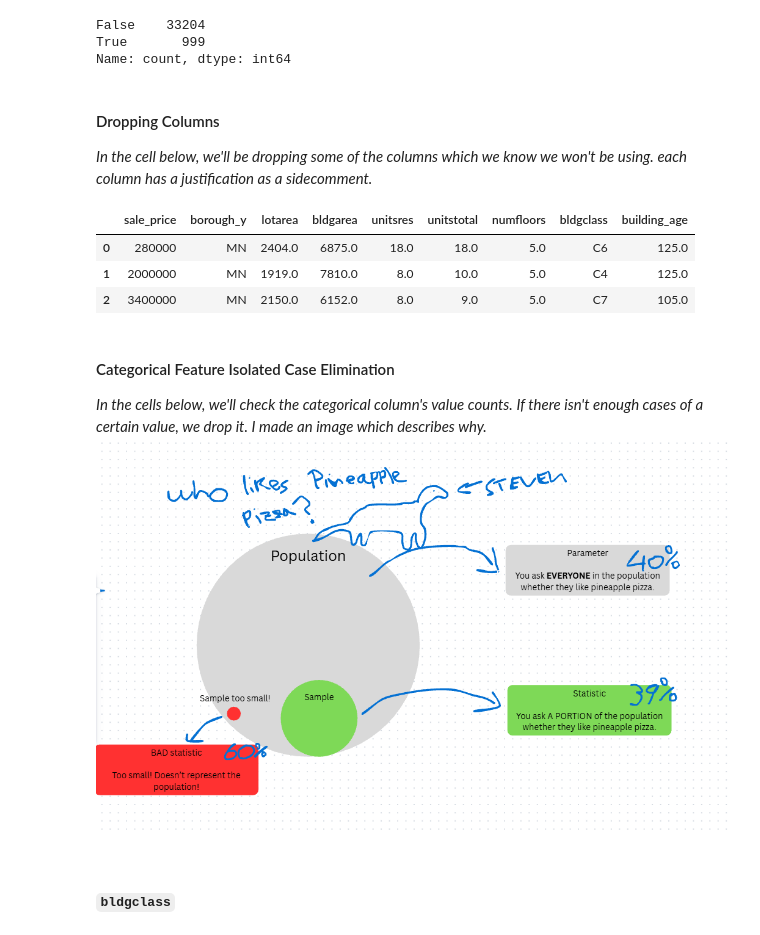
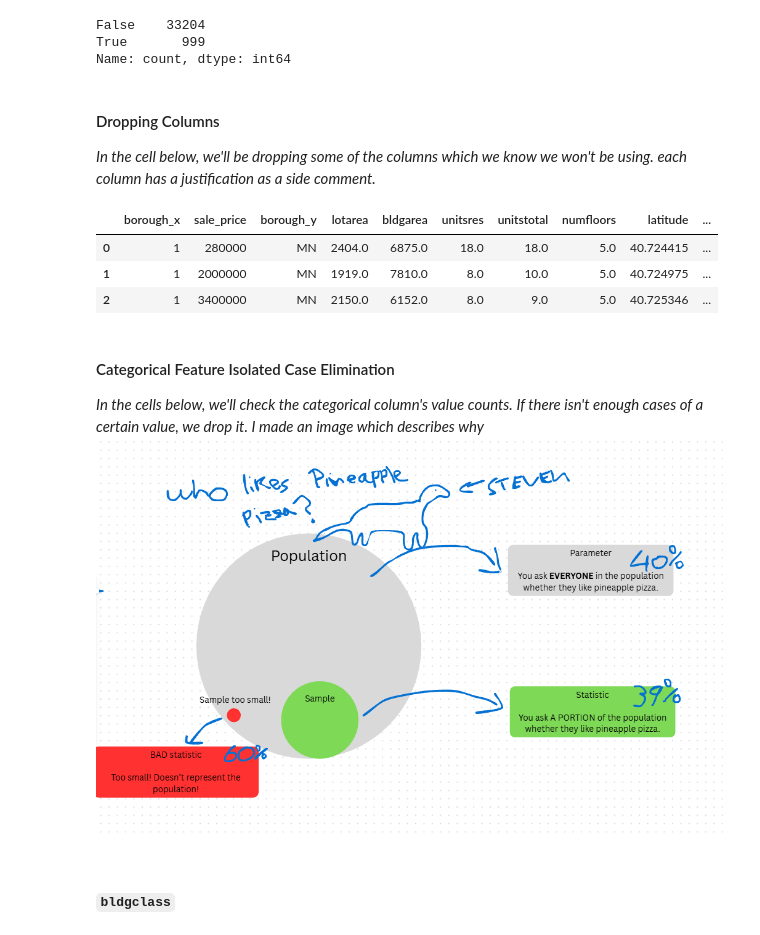
Before and after one commit to jehuhta/Intro_ML, a Jupyter notebook: ex1_06_extra2.ipynb, the cells around one changed output. Cells and saved outputs as stored; diff of their text form; code cells hidden in the pictures.

```diff
--- a/ex1_06_extra2.ipynb
+++ b/ex1_06_extra2.ipynb
@@ -156,37 +176,37 @@ df = df.drop_duplicates()
 #### Dropping Columns
 
 <i>
-In the cell below, we'll be dropping some of the columns which we know we won't be using. each column has a justification as a sidecomment.
+In the cell below, we'll be dropping some of the columns which we know we won't be using. each column has a justification as a side comment.
 </i>
 # %%
 # Dropping co-dependent/high collinearity columns
-df = df.drop(["borough_x",       # Related to borough_y
-                'latitude',      # Probably just noise in the data. Definitely not linear.
-                'longitude',     # Probably just noise in the data. Definitely not linear.
-                'yearbuilt',     # This is co-dependent with `buildingage`
-                'comarea',       # In this dataset: bldgarea = comarea + resarea. co-dependent.
-                'resarea',       # In this dataset: bldgarea = comarea + resarea. co-dependent.
-                'lot',           # We have borough_y. This is too specific, you'd have distributions of 1 unit being in lot ABC, hardly statistical.
-                'block',         # We have borough_y, too specific. We cant have 3 units in a block be a statistical weight for an ML model.
-                'zip_code',      # Too specific, it'll affect distribution.
-                'landuse',       # This is often co-dependent with bldgclass (D4 bldgclass = landuse 3 for example).
+df = df.drop([
+    # "borough_x",   # Actually related to the SELLER, not the property location. USEFUL.
+    # 'latitude',    # Incredibly useful information for XGBoost (r-squared boost .04)
+    # 'longitude',   # Incredibly useful information for XGBoost (r-squared boost .04)
+    'yearbuilt',     # This is co-dependent with `buildingage`
+    'comarea',       # In this dataset: bldgarea = comarea + resarea. co-dependent. VIF TEST failed
+    'resarea',       # In this dataset: bldgarea = comarea + resarea. co-dependent. VIF TEST failed
+    'lot',           # We have borough_y. This is too specific, you'd have distributions of 1 unit being in lot ABC, hardly statistical.
+    'block',         # We have borough_y, too specific. We cant have 3 units in a block be a statistical weight for an ML model.
+    'zip_code',      # Too specific, it'll affect distribution.
+    'landuse',       # This is often co-dependent with bldgclass (D4 bldgclass = landuse 3 for example).
 ], axis=1)
 
 # `borough_y` and `bldglclass` is categorical, we'll convert this to numbers.
 df.head(3)
 # %% [output]
-|  | sale_price | borough_y | lotarea | bldgarea | unitsres | unitstotal | numfloors | bldgclass | building_age |
-| 0 | 280000 | MN | 2404.0 | 6875.0 | 18.0 | 18.0 | 5.0 | C6 | 125.0 |
-| 1 | 2000000 | MN | 1919.0 | 7810.0 | 8.0 | 10.0 | 5.0 | C4 | 125.0 |
-| 2 | 3400000 | MN | 2150.0 | 6152.0 | 8.0 | 9.0 | 5.0 | C7 | 105.0 |
+|  | borough_x | sale_price | borough_y | lotarea | bldgarea | unitsres | unitstotal | numfloors | latitude | ... |
+| 0 | 1 | 280000 | MN | 2404.0 | 6875.0 | 18.0 | 18.0 | 5.0 | 40.724415 | ... |
+| 1 | 1 | 2000000 | MN | 1919.0 | 7810.0 | 8.0 | 10.0 | 5.0 | 40.724975 | ... |
+| 2 | 1 | 3400000 | MN | 2150.0 | 6152.0 | 8.0 | 9.0 | 5.0 | 40.725346 | ... |
 # %% [markdown]
 #### Categorical Feature Isolated Case Elimination
 
 <i>
-In the cells below, we'll check the categorical column's value counts. If there isn't enough cases of a certain value, we drop it. I made an image which describes why.
+In the cells below, we'll check the categorical column's value counts. If there isn't enough cases of a certain value, we drop it. I made an image which describes why
 
-
-![image.png](attachment:image.png-old)
+![image.png](attachment:image.png-new)
 
 </i>
 # %% [markdown]
```
Also changed, not shown: parts of 30 cells of this notebook, 2 other files.
